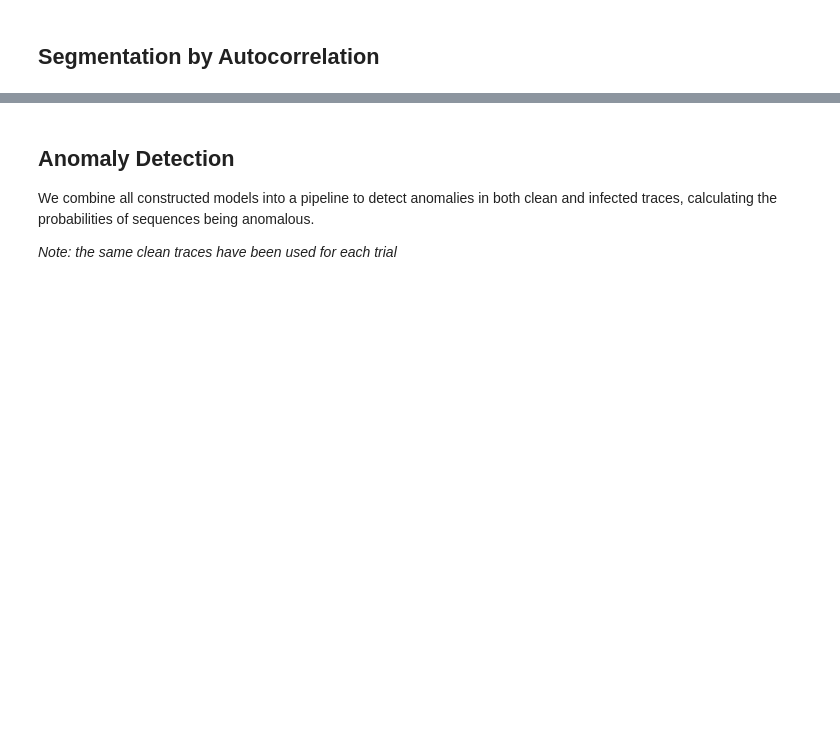
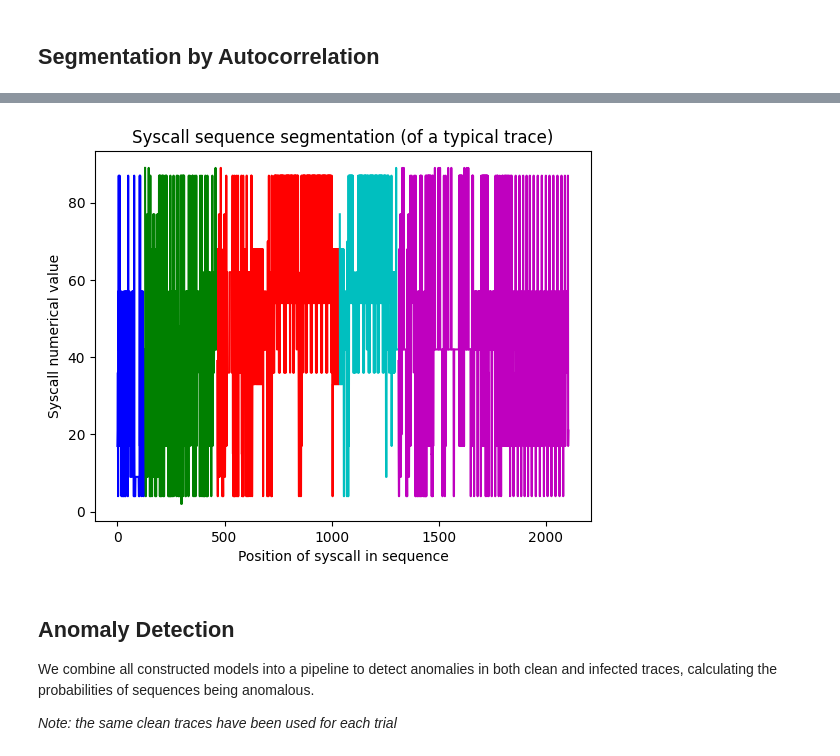
Before and after one commit to SubconsciousCompute/SysCall-IDS, a Jupyter notebook: notebooks/subcom_pipeline.ipynb, the cells around one changed output, grey strips where cells are left out. Saved outputs shown, nothing was run; the diff lists cells and outputs as text; code cells hidden in the pictures; blank space fills up the shorter version.

```diff
--- a/notebooks/subcom_pipeline.ipynb
+++ b/notebooks/subcom_pipeline.ipynb
@@ -218,21 +204,25 @@ plt.show()
+# %%
+training_segments = [merge_segments(segment_sequence(encoded_data[i], start_of_executions)) for i in range(len(encoded_data))]
 # %%
 # # IN PROGRESS
 
-# def plot_segments(training_segments):
-#     colors = ['b', 'g', 'r', 'c', 'm', 'y', 'k']  # Define colors for segments
-#     color_index = 0
-#     start_index = 0
-#     plt.xlabel("Position of syscall in sequence")
-#     plt.ylabel("Syscall numerical value")
-#     plt.title("Syscall sequence segmentation (of a typical trace)")
+def plot_segments(training_segments):
+    colors = ['b', 'g', 'r', 'c', 'm', 'y', 'k']  # Define colors for segments
+    color_index = 0
+    start_index = 0
+    plt.xlabel("Position of syscall in sequence")
+    plt.ylabel("Syscall numerical value")
+    plt.title("Syscall sequence segmentation (of a typical trace)")
 
-#     for segment in training_segments:
-#         x_values = np.array(list(range(len(segment))))
-#         y_values = segment
-#         plt.plot(x_values + start_index, y_values, color=colors[color_index % len(colors)])
-#         start_index += len(segment)
-#         color_index += 1
+    for segment in training_segments:
+        x_values = np.array(list(range(len(segment))))
+        y_values = segment
+        plt.plot(x_values + start_index, y_values, color=colors[color_index % len(colors)])
+        start_index += len(segment)
+        color_index += 1
 
-#     plt.show()
+    plt.show()
 
-# plot_segments(training_segments[10])
+plot_segments(training_segments[0])
+# %% [output]
+[figure, added]
```
Also changed, not shown: parts of 9 cells of this notebook, 7 other files.
